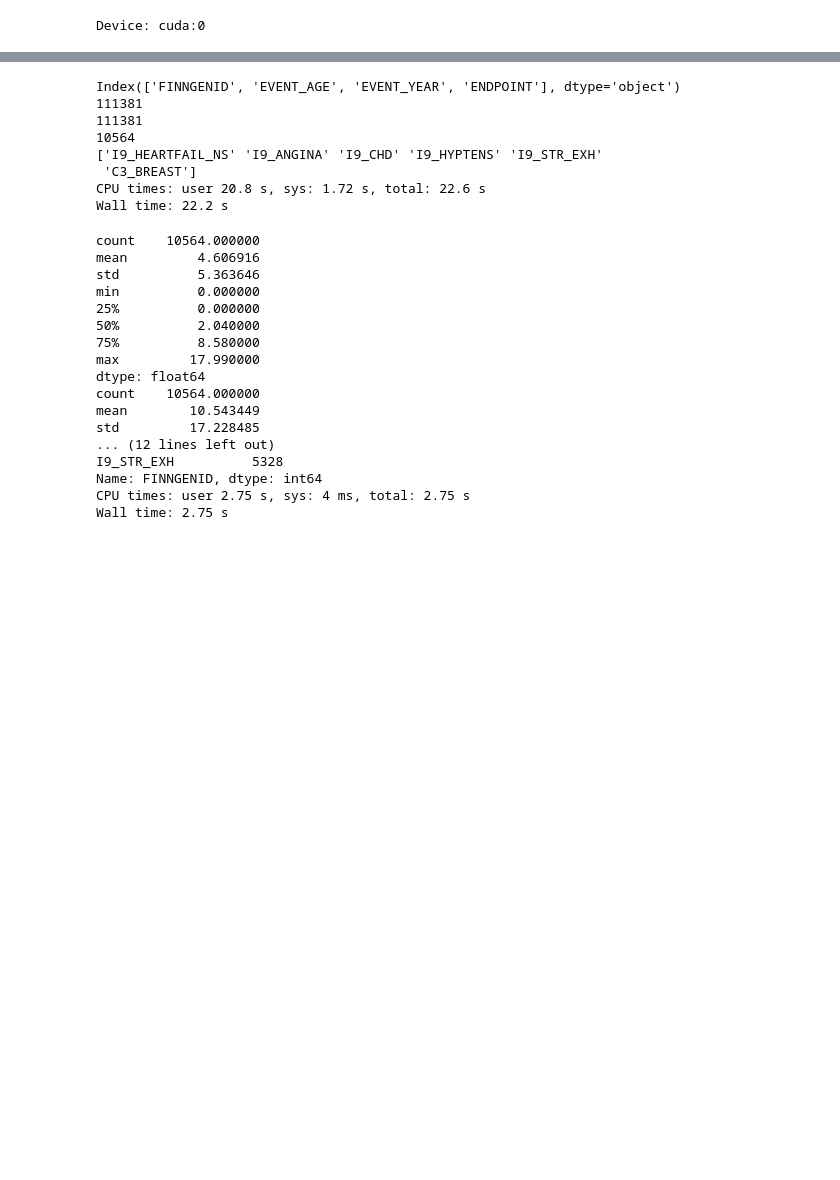
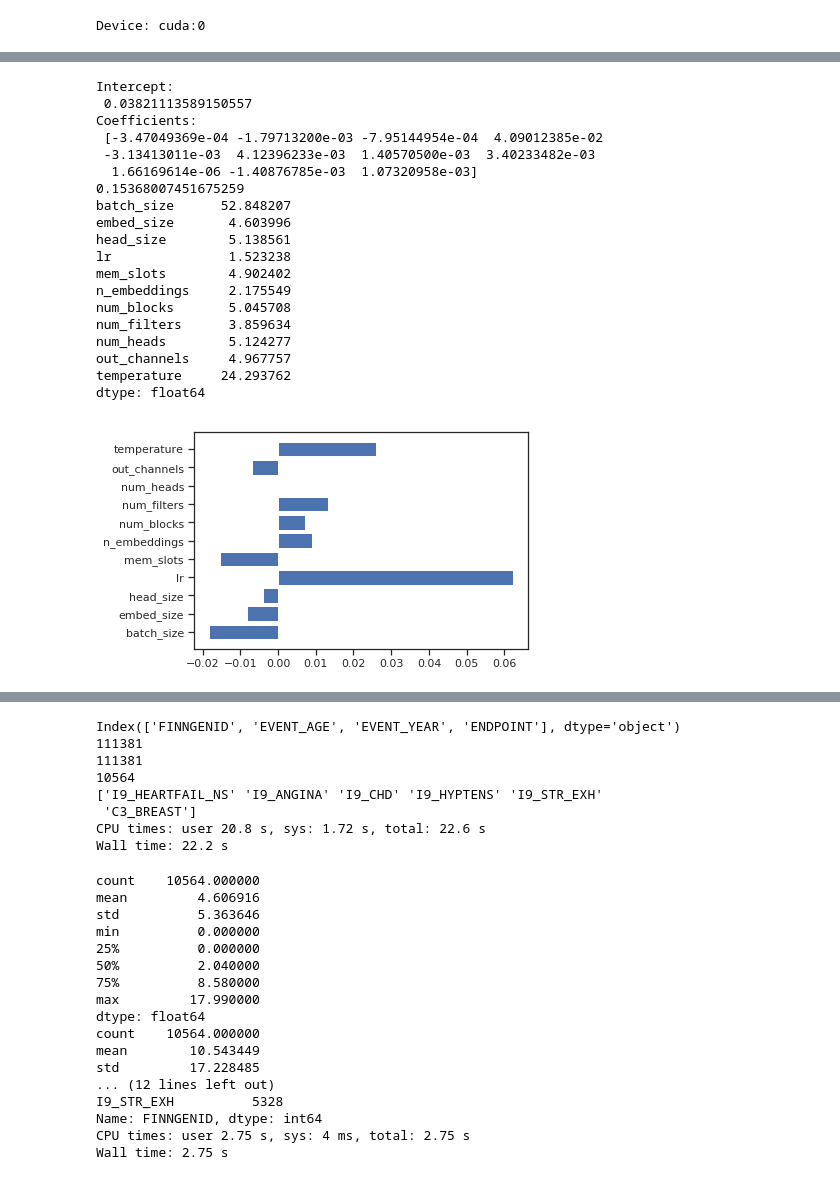
Before and after one commit to dsgelab/FinnGAN, a Jupyter notebook: main.ipynb, the cells around one changed output, grey strips where cells are left out. Cells and saved outputs as stored; diff of their text form; code cells hidden in the pictures; blank space fills up the shorter version.

```diff
--- a/main.ipynb
+++ b/main.ipynb
@@ -156,0 +196,38 @@ dtype: float64
+# %%
+Y = search_results['similarity_score']
+
+regr = linear_model.LinearRegression()
+regr.fit(X, Y)
+
+print('Intercept: \n', regr.intercept_)
+print('Coefficients: \n', regr.coef_)
+print(regr.score(X, Y))
+print(X.mad())
+
+plt.barh(
+    np.arange(len(regr.coef_)),
+    regr.coef_ * X.mad(),
+    tick_label=X.columns
+)
+plt.show()
+# %% [output]
+Intercept:
+ 0.03821113589150557
+Coefficients:
+ [-3.47049369e-04 -1.79713200e-03 -7.95144954e-04  4.09012385e-02
+ -3.13413011e-03  4.12396233e-03  1.40570500e-03  3.40233482e-03
+  1.66169614e-06 -1.40876785e-03  1.07320958e-03]
+0.15368007451675259
+batch_size      52.848207
+embed_size       4.603996
+head_size        5.138561
+lr               1.523238
+mem_slots        4.902402
+n_embeddings     2.175549
+num_blocks       5.045708
+num_filters      3.859634
+num_heads        5.124277
+out_channels     4.967757
+temperature     24.293762
+dtype: float64
+[figure, added]
```
Also changed, not shown: parts of 7 cells of this notebook, 1 other file.
